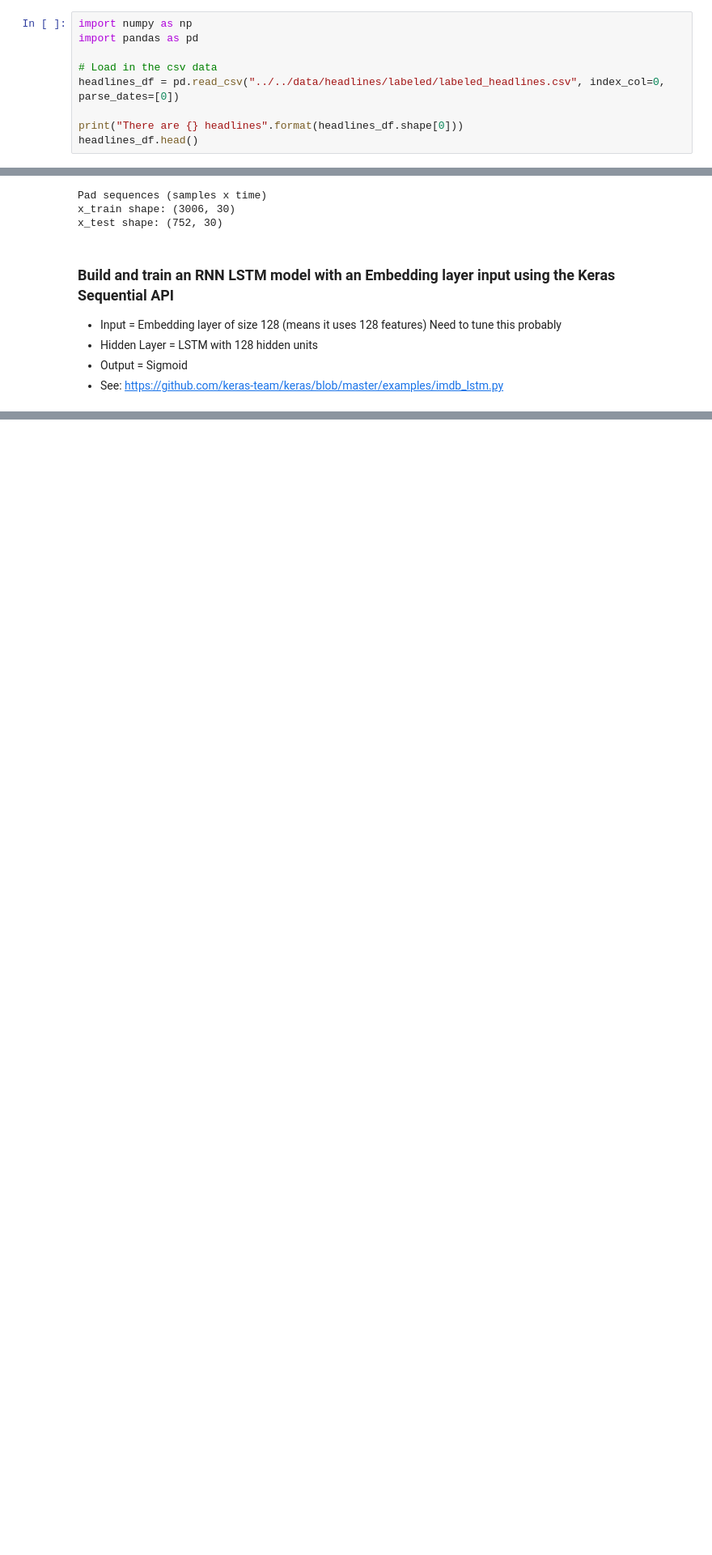
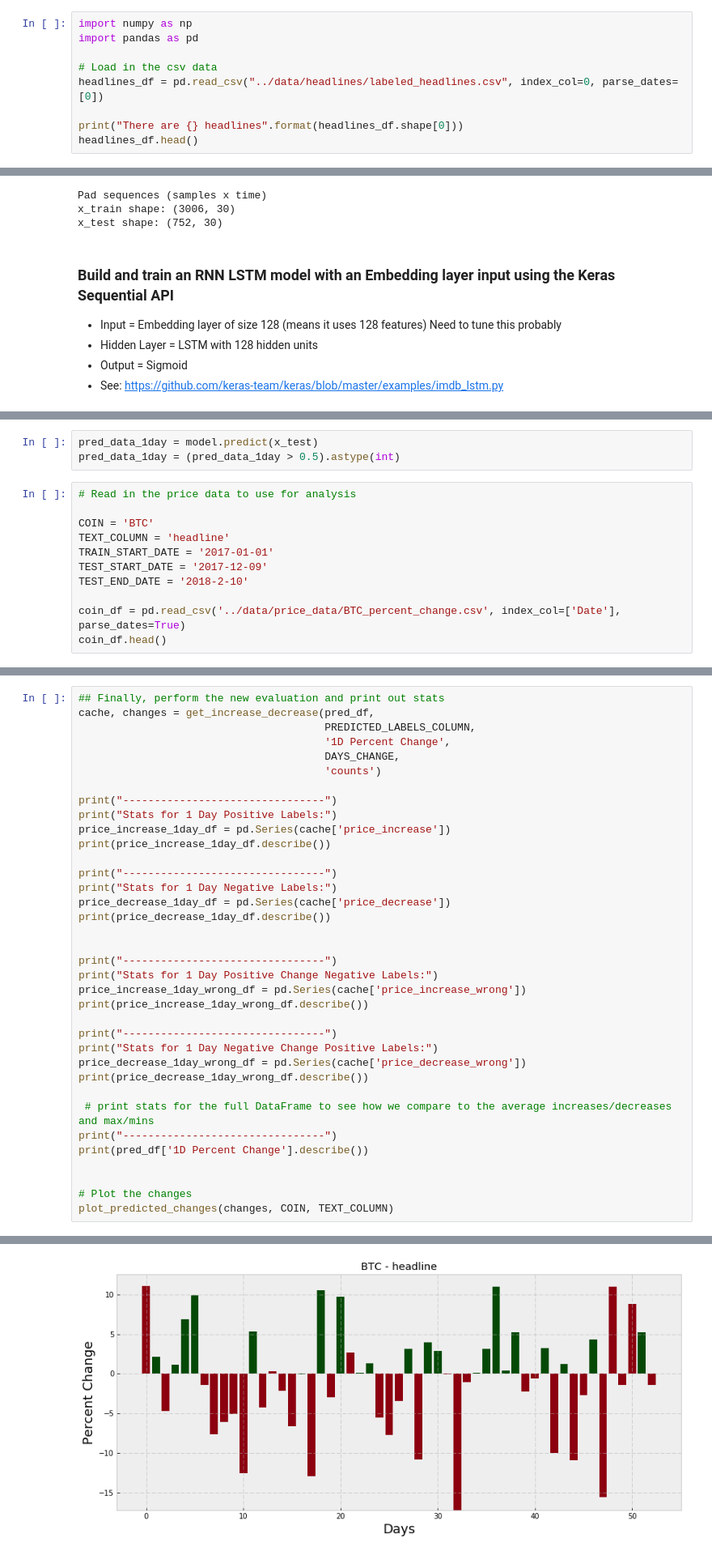
Before and after one commit to ericrnielsen/230_crypto, a Jupyter notebook: models/baseline/lstm_model_baseline_headlines.ipynb, the cells around one changed output, grey strips where cells are left out. Shown at 81% size. Saved outputs shown, nothing was run; the diff lists cells and outputs as text; blank space fills up the shorter version.

Commit message:
Updated headlines baseline model with new analysis of results

```diff
--- a/models/baseline/lstm_model_baseline_headlines.ipynb
+++ b/models/baseline/lstm_model_baseline_headlines.ipynb
@@ -3,7 +3,7 @@ import numpy as np
 import pandas as pd
 
 # Load in the csv data
-headlines_df = pd.read_csv("../../data/headlines/labeled/labeled_headlines.csv", index_col=0, parse_dates=[0])
+headlines_df = pd.read_csv("../data/headlines/labeled_headlines.csv", index_col=0, parse_dates=[0])
 
 print("There are {} headlines".format(headlines_df.shape[0]))
 headlines_df.head()
@@ -229,0 +303,14 @@ Test accuracy: 0.551861702128
+# %%
+pred_data_1day = model.predict(x_test)
+pred_data_1day = (pred_data_1day > 0.5).astype(int)
+# %%
+# Read in the price data to use for analysis
+
+COIN = 'BTC'
+TEXT_COLUMN = 'headline'
+TRAIN_START_DATE = '2017-01-01'
+TEST_START_DATE = '2017-12-09'
+TEST_END_DATE = '2018-2-10'
+
+coin_df = pd.read_csv('../data/price_data/BTC_percent_change.csv', index_col=['Date'], parse_dates=True)
+coin_df.head()
@@ -229,0 +379,37 @@ Test accuracy: 0.551861702128
+# %%
+## Finally, perform the new evaluation and print out stats
+cache, changes = get_increase_decrease(pred_df,
+                                       PREDICTED_LABELS_COLUMN,
+                                       '1D Percent Change',
+                                       DAYS_CHANGE,
+                                       'counts')
+
+print("--------------------------------")
+print("Stats for 1 Day Positive Labels:")
+price_increase_1day_df = pd.Series(cache['price_increase'])
+print(price_increase_1day_df.describe())
+
+print("--------------------------------")
+print("Stats for 1 Day Negative Labels:")
+price_decrease_1day_df = pd.Series(cache['price_decrease'])
+print(price_decrease_1day_df.describe())
+
+
+print("--------------------------------")
+print("Stats for 1 Day Positive Change Negative Labels:")
+price_increase_1day_wrong_df = pd.Series(cache['price_increase_wrong'])
+print(price_increase_1day_wrong_df.describe())
+
+print("--------------------------------")
+print("Stats for 1 Day Negative Change Positive Labels:")
+price_decrease_1day_wrong_df = pd.Series(cache['price_decrease_wrong'])
+print(price_decrease_1day_wrong_df.describe())
+
+ # print stats for the full DataFrame to see how we compare to the average increases/decreases and max/mins
+print("--------------------------------")
+print(pred_df['1D Percent Change'].describe())
+
+
+# Plot the changes
+plot_predicted_changes(changes, COIN, TEXT_COLUMN)
+# %% [output]
@@ -229,0 +433 @@ Test accuracy: 0.551861702128
+[figure, added]
```
Also changed, not shown: parts of 17 cells of this notebook.
